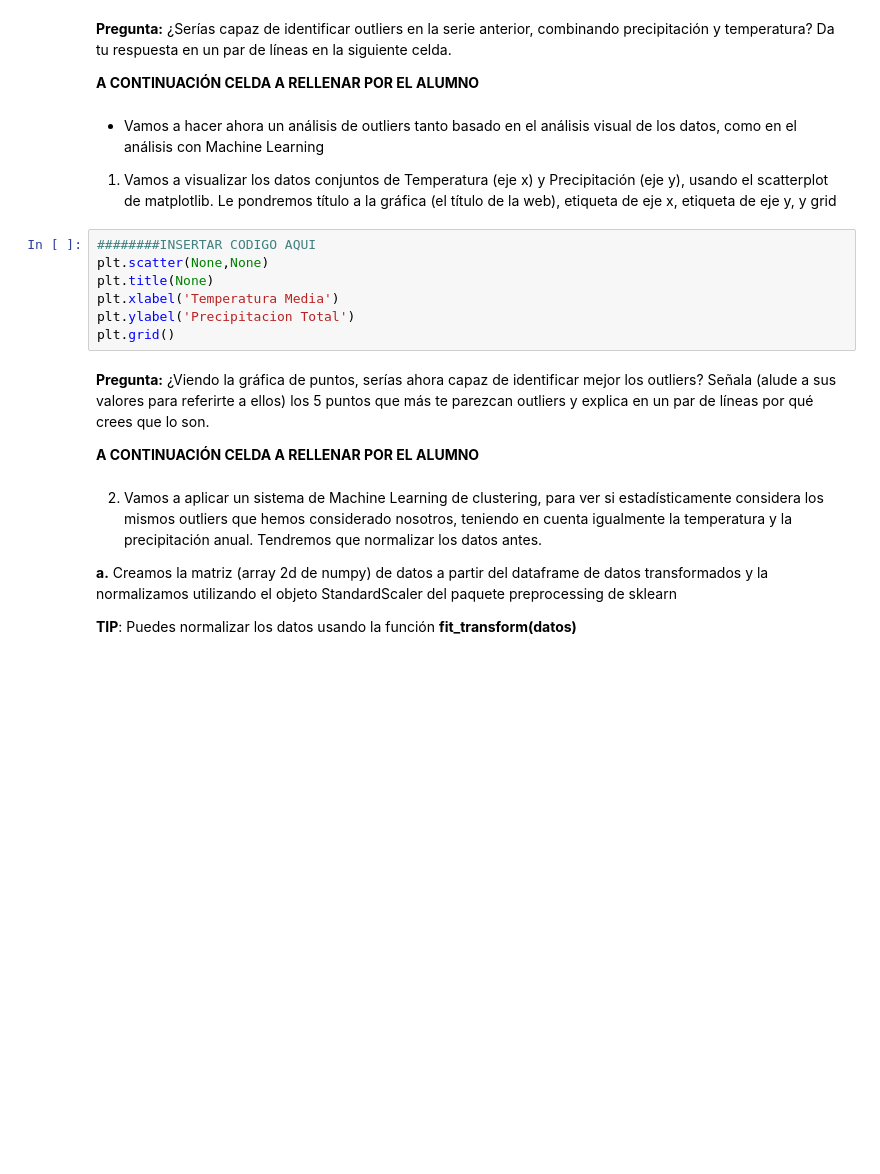
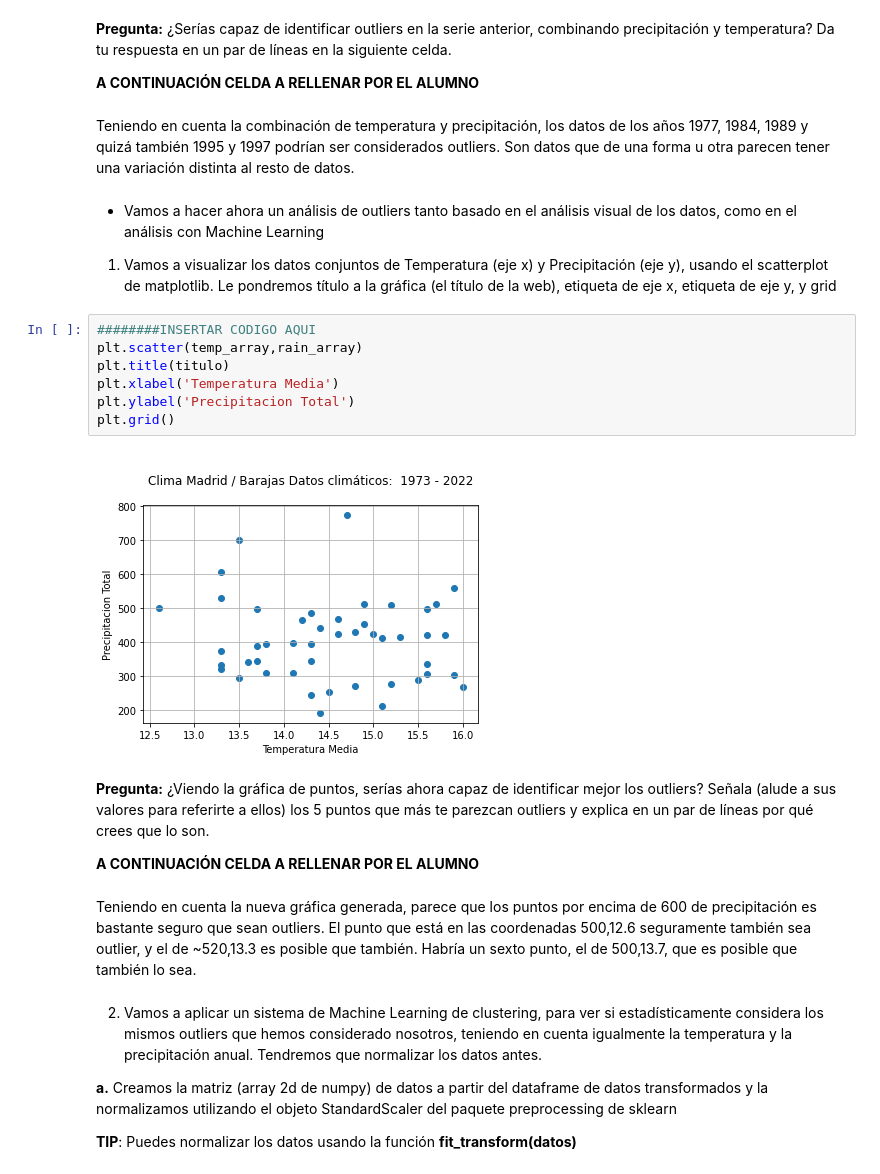
Before and after one commit to yuki/VIU_MASW, a Jupyter notebook: Actividad_2/Actividad_2_2_Alumno.ipynb, the cells around one changed output. Drawn from its saved outputs; the diff is of its cells as text; blank space fills up the shorter version.

```diff
--- a/Actividad_2/Actividad_2_2_Alumno.ipynb
+++ b/Actividad_2/Actividad_2_2_Alumno.ipynb
@@ -200,21 +324,27 @@ plt.legend()
 __Pregunta:__ ¿Serías capaz de identificar outliers en la serie anterior, combinando precipitación y temperatura? Da tu respuesta en un par de líneas en la siguiente celda.
 
 __A CONTINUACIÓN CELDA A RELLENAR POR EL ALUMNO__
+# %% [markdown]
+Teniendo en cuenta la combinación de temperatura y precipitación, los datos de los años 1977, 1984, 1989 y quizá también 1995 y 1997 podrían ser considerados outliers. Son datos que de una forma u otra parecen tener una variación distinta al resto de datos.
 # %% [markdown]
 * Vamos a hacer ahora un análisis de outliers tanto basado en el análisis visual de los datos, como en el análisis con Machine Learning
 
 1. Vamos a visualizar los datos conjuntos de Temperatura (eje x) y Precipitación (eje y), usando el scatterplot de matplotlib. Le pondremos título a la gráfica (el título de la web), etiqueta de eje x, etiqueta de eje y, y grid
 # %%
 ########INSERTAR CODIGO AQUI
-plt.scatter(None,None)
-plt.title(None)
+plt.scatter(temp_array,rain_array)
+plt.title(titulo)
 plt.xlabel('Temperatura Media')
 plt.ylabel('Precipitacion Total')
 plt.grid()
+# %% [output]
+[figure, added]
 # %% [markdown]
 __Pregunta:__ ¿Viendo la gráfica de puntos, serías ahora capaz de identificar mejor los outliers? Señala (alude a sus valores para referirte a ellos) los 5 puntos que más te parezcan outliers y explica en un par de líneas por qué crees que lo son.
 
 __A CONTINUACIÓN CELDA A RELLENAR POR EL ALUMNO__
+# %% [markdown]
+Teniendo en cuenta la nueva gráfica generada, parece que los puntos por encima de 600 de precipitación es bastante seguro que sean outliers. El punto que está en las coordenadas 500,12.6 seguramente también sea outlier, y el de ~520,13.3 es posible que también. Habría un sexto punto, el de 500,13.7, que es posible que también lo sea.
 # %% [markdown]
 2. Vamos a aplicar un sistema de Machine Learning de clustering, para ver si estadísticamente considera los mismos outliers que hemos considerado nosotros, teniendo en cuenta igualmente la temperatura y la precipitación anual. Tendremos que normalizar los datos antes.
 
```
Also changed, not shown: parts of 17 cells of this notebook.
